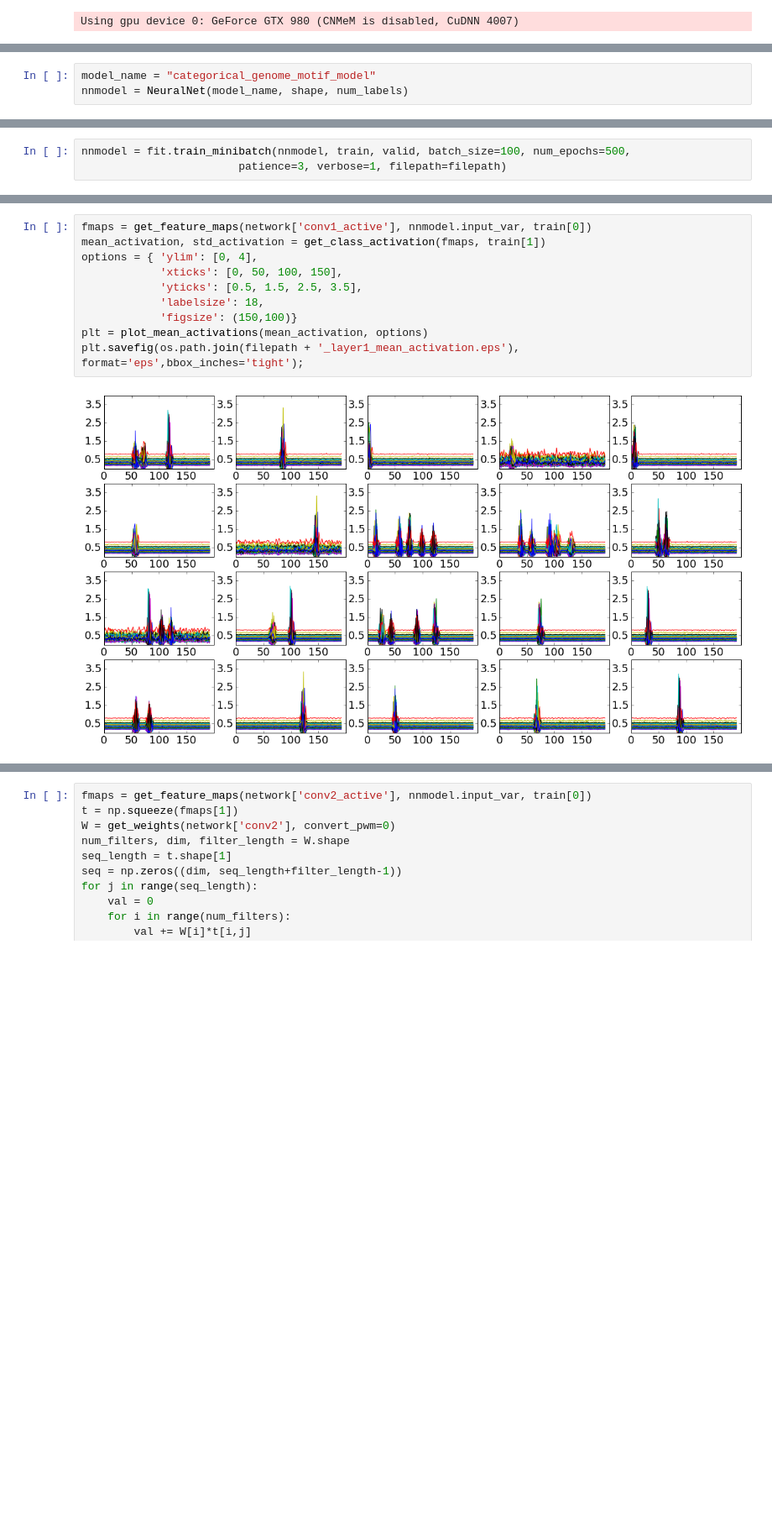
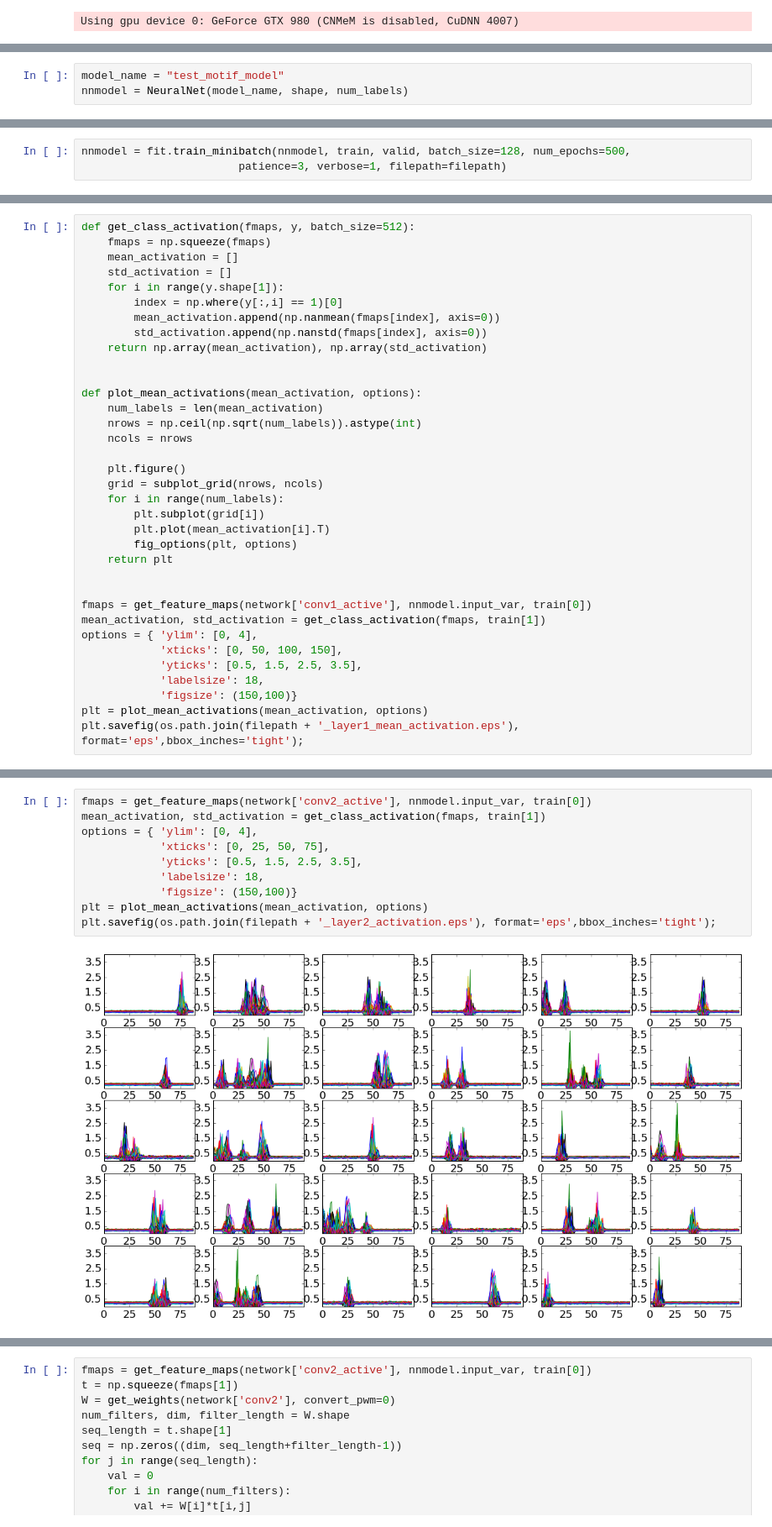
Before and after one commit to p-koo/theanomics, a Jupyter notebook: notebook/CNN reconstruction.ipynb, the cells around one changed output, grey strips where cells are left out. Shown at 84% size. Cells and saved outputs as stored; diff of their text form; blank space fills up the shorter version.

```diff
--- a/notebook/CNN reconstruction.ipynb
+++ b/notebook/CNN reconstruction.ipynb
@@ -40,6 +40,6 @@ loading train data
 loading cross-validation data
 loading test data
 # %%
-model_name = "categorical_genome_motif_model"
+model_name = "test_motif_model"
 nnmodel = NeuralNet(model_name, shape, num_labels)
 # %%
@@ -49,5 +51,5 @@ filepath = os.path.join(datapath, outputname)
 # %%
-nnmodel = fit.train_minibatch(nnmodel, train, valid, batch_size=100, num_epochs=500,
+nnmodel = fit.train_minibatch(nnmodel, train, valid, batch_size=128, num_epochs=500,
                         patience=3, verbose=1, filepath=filepath)
 # %% [output]
 Epoch 1 out of 500
@@ -584,0 +501,35 @@ plt.savefig(os.path.join(filepath + '_layer1_corrmat.eps'), format='eps',bbox_in
+# %%
+def get_class_activation(fmaps, y, batch_size=512):
+    fmaps = np.squeeze(fmaps)
+    mean_activation = []
+    std_activation = []
+    for i in range(y.shape[1]):
+        index = np.where(y[:,i] == 1)[0]
+        mean_activation.append(np.nanmean(fmaps[index], axis=0))
+        std_activation.append(np.nanstd(fmaps[index], axis=0))
+    return np.array(mean_activation), np.array(std_activation)
+
+
+def plot_mean_activations(mean_activation, options):
+    num_labels = len(mean_activation)
+    nrows = np.ceil(np.sqrt(num_labels)).astype(int)
+    ncols = nrows
+
+    plt.figure()
+    grid = subplot_grid(nrows, ncols)
+    for i in range(num_labels):
+        plt.subplot(grid[i])
+        plt.plot(mean_activation[i].T)
+        fig_options(plt, options)
+    return plt
+
+
+fmaps = get_feature_maps(network['conv1_active'], nnmodel.input_var, train[0])
+mean_activation, std_activation = get_class_activation(fmaps, train[1])
+options = { 'ylim': [0, 4],
+            'xticks': [0, 50, 100, 150],
+            'yticks': [0.5, 1.5, 2.5, 3.5],
+            'labelsize': 18,
+            'figsize': (150,100)}
+plt = plot_mean_activations(mean_activation, options)
+plt.savefig(os.path.join(filepath + '_layer1_mean_activation.eps'), format='eps',bbox_inches='tight');
@@ -585,12 +558,12 @@ plt.savefig(os.path.join(filepath + '_layer1_corrmat.eps'), format='eps',bbox_in
 # %%
-fmaps = get_feature_maps(network['conv1_active'], nnmodel.input_var, train[0])
+fmaps = get_feature_maps(network['conv2_active'], nnmodel.input_var, train[0])
 mean_activation, std_activation = get_class_activation(fmaps, train[1])
 options = { 'ylim': [0, 4],
-            'xticks': [0, 50, 100, 150],
+            'xticks': [0, 25, 50, 75],
             'yticks': [0.5, 1.5, 2.5, 3.5],
             'labelsize': 18,
             'figsize': (150,100)}
 plt = plot_mean_activations(mean_activation, options)
-plt.savefig(os.path.join(filepath + '_layer1_mean_activation.eps'), format='eps',bbox_inches='tight');
+plt.savefig(os.path.join(filepath + '_layer2_activation.eps'), format='eps',bbox_inches='tight');
 # %% [output]
-[figure, old version]
+[figure, new version]
```
Also changed, not shown: parts of 15 cells of this notebook, 22 other files.
